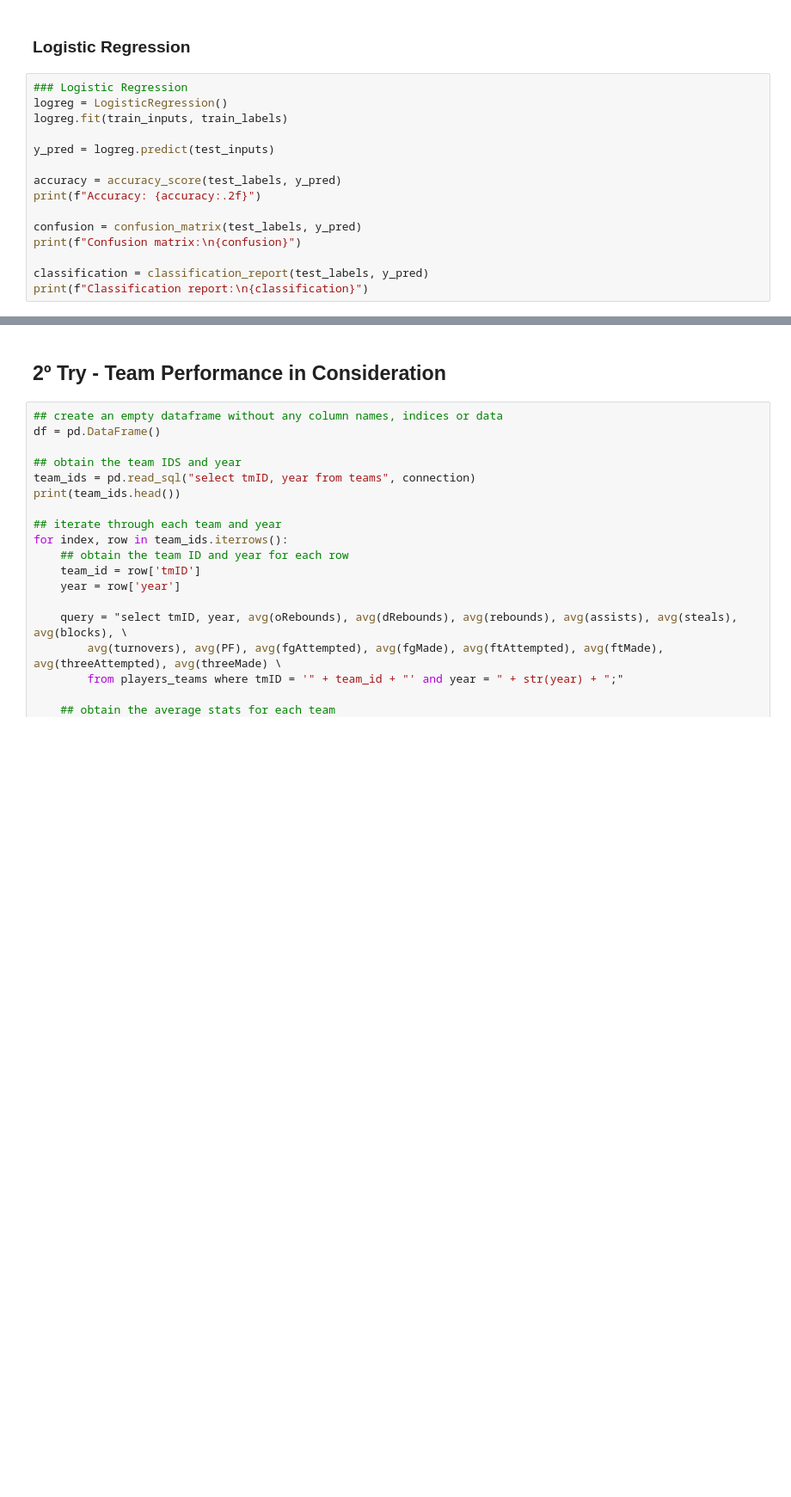
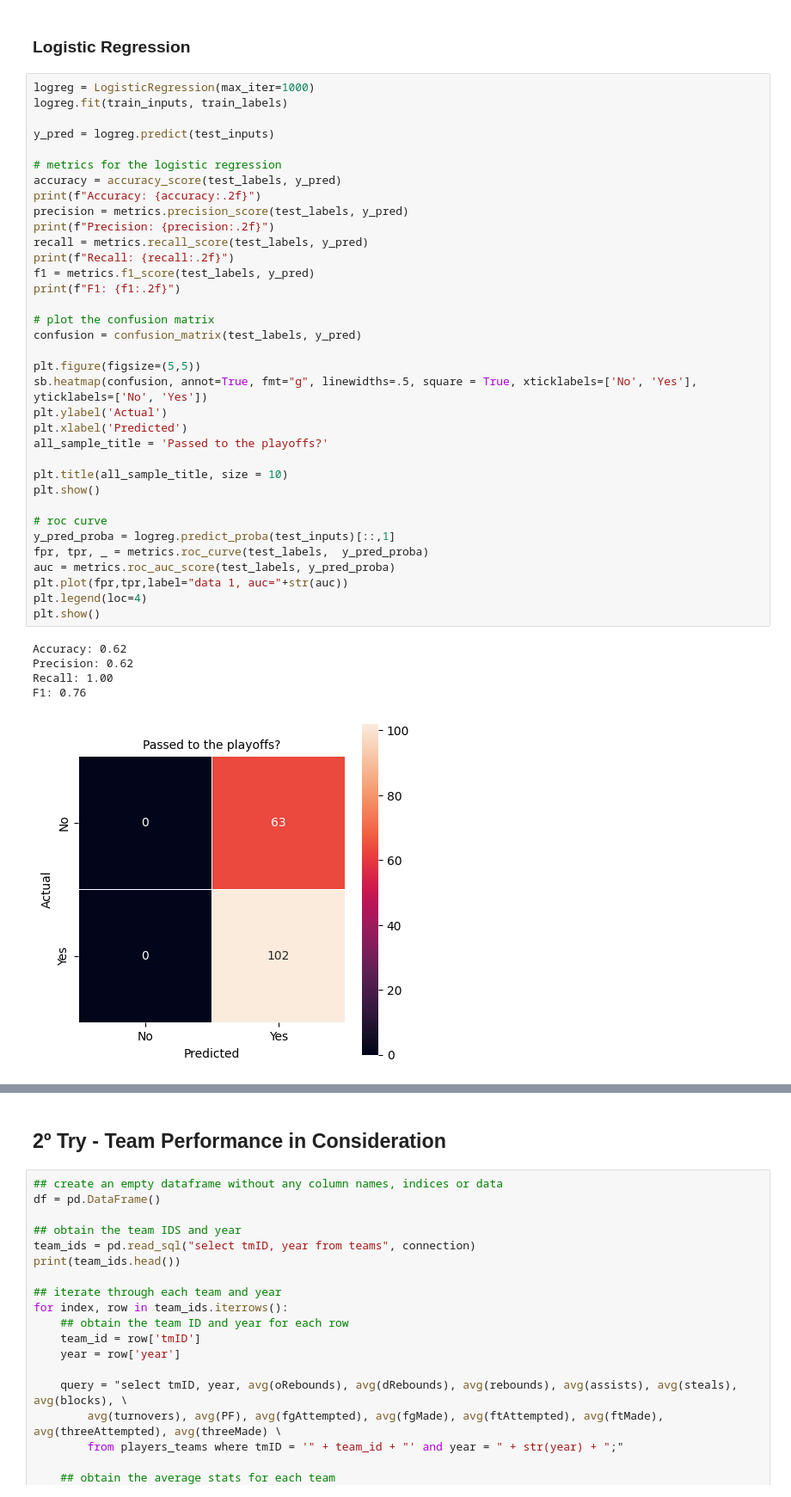
Before and after one commit to FranciscoMaldonado0/feup-ac, a Jupyter notebook: model.ipynb, the cells around one changed output, grey strips where cells are left out. Shown: that part at 86% size. Drawn from its saved outputs; the diff is of its cells as text; blank space fills up the shorter version.

```diff
--- a/model.ipynb
+++ b/model.ipynb
@@ -68,17 +133,43 @@ tree.plot_tree(clf)
 # %% [markdown]
 ### Logistic Regression
-# %%
-### Logistic Regression
-logreg = LogisticRegression()
-logreg.fit(train_inputs, train_labels)
-
-y_pred = logreg.predict(test_inputs)
-
-accuracy = accuracy_score(test_labels, y_pred)
-print(f"Accuracy: {accuracy:.2f}")
-
-confusion = confusion_matrix(test_labels, y_pred)
-print(f"Confusion matrix:\n{confusion}")
-
-classification = classification_report(test_labels, y_pred)
-print(f"Classification report:\n{classification}")
+# %%
+logreg = LogisticRegression(max_iter=1000)
+logreg.fit(train_inputs, train_labels)
+
+y_pred = logreg.predict(test_inputs)
+
+# metrics for the logistic regression
+accuracy = accuracy_score(test_labels, y_pred)
+print(f"Accuracy: {accuracy:.2f}")
+precision = metrics.precision_score(test_labels, y_pred)
+print(f"Precision: {precision:.2f}")
+recall = metrics.recall_score(test_labels, y_pred)
+print(f"Recall: {recall:.2f}")
+f1 = metrics.f1_score(test_labels, y_pred)
+print(f"F1: {f1:.2f}")
+
+# plot the confusion matrix
+confusion = confusion_matrix(test_labels, y_pred)
+
+plt.figure(figsize=(5,5))
+sb.heatmap(confusion, annot=True, fmt="g", linewidths=.5, square = True, xticklabels=['No', 'Yes'], yticklabels=['No', 'Yes'])
+plt.ylabel('Actual')
+plt.xlabel('Predicted')
+all_sample_title = 'Passed to the playoffs?'
+
+plt.title(all_sample_title, size = 10)
+plt.show()
+
+# roc curve
+y_pred_proba = logreg.predict_proba(test_inputs)[::,1]
+fpr, tpr, _ = metrics.roc_curve(test_labels,  y_pred_proba)
+auc = metrics.roc_auc_score(test_labels, y_pred_proba)
+plt.plot(fpr,tpr,label="data 1, auc="+str(auc))
+plt.legend(loc=4)
+plt.show()
+# %% [output]
+Accuracy: 0.62
+Precision: 0.62
+Recall: 1.00
+F1: 0.76
+[figure, added]
```
Also changed, not shown: parts of 9 cells of this notebook.
